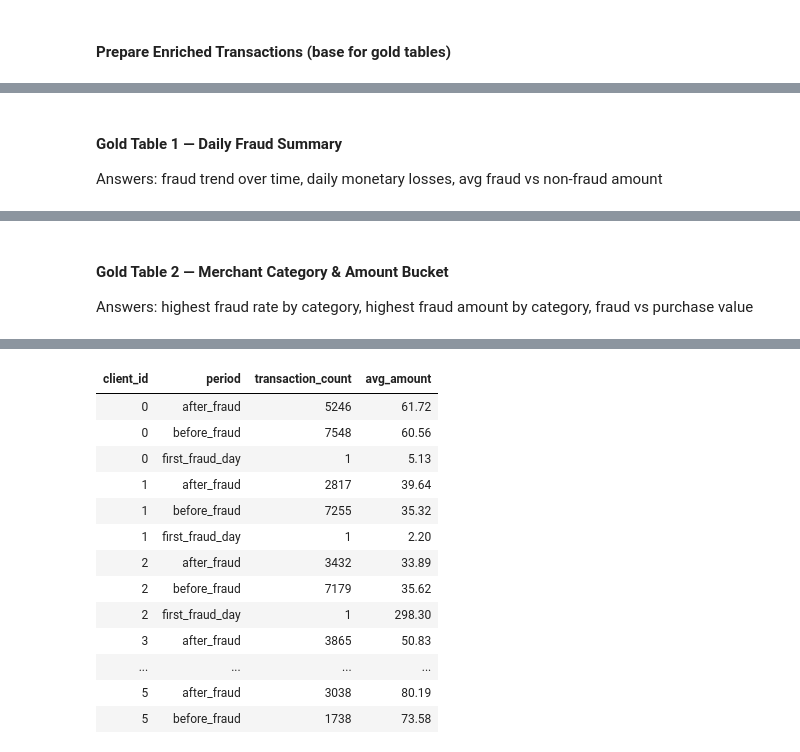
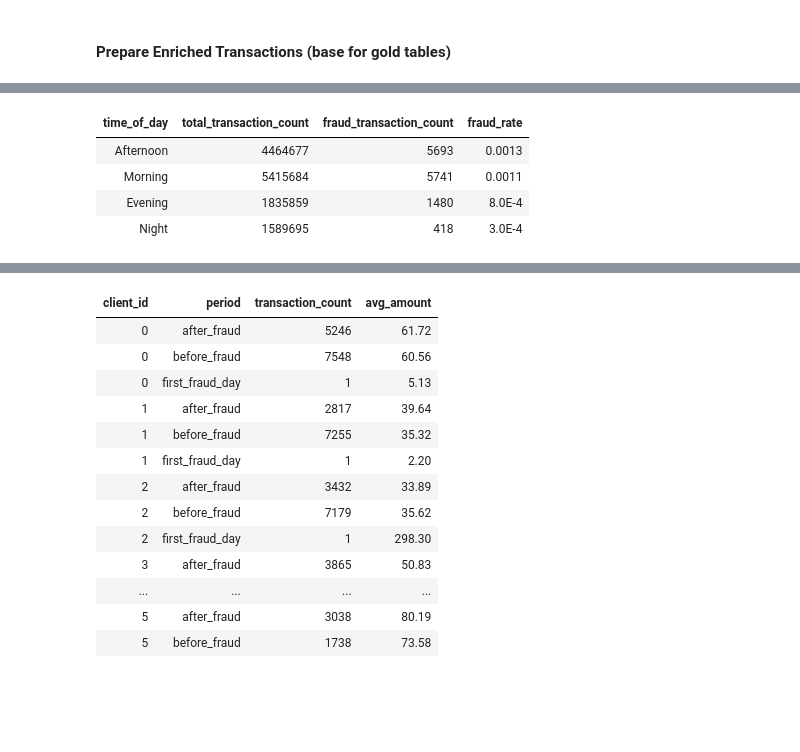
Before and after one commit to jarviscanada/jarvis_data_eng_SamiaCarchaf, a Jupyter notebook: databricks/ETL/gold_aggregations.ipynb, the cells around one changed output, grey strips where cells are left out. Cells and saved outputs as stored; diff of their text form; code cells hidden in the pictures; blank space fills up the shorter version.

```diff
--- a/databricks/ETL/gold_aggregations.ipynb
+++ b/databricks/ETL/gold_aggregations.ipynb
@@ -40,6 +40,3 @@ display(transactions_enriched.limit(5))
-# %% [markdown]
-#### Gold Table 1 — Daily Fraud Summary
-Answers: fraud trend over time, daily monetary losses, avg fraud vs non-fraud amount
 # %%
 from pyspark.sql.functions import count, countDistinct, sum as spark_sum, avg, round as spark_round, when, coalesce, lit, col, to_date
 
@@ -81,6 +78,24 @@ display(fraud_daily_summary_gold.limit(20))
 | 2010-01-18 | 3311 | 974 | 1039 | 3 | 3 | ... |
 | 2010-01-19 | 3221 | 986 | 1000 | 3 | 2 | ... |
 | 2010-01-20 | 3399 | 980 | 1048 | 0 | 0 | ... |
-# %% [markdown]
-#### Gold Table 2 — Merchant Category & Amount Bucket
-Answers: highest fraud rate by category, highest fraud amount by category, fraud vs purchase value
+# %%
+from pyspark.sql.functions import count, sum as spark_sum, when, col, round as spark_round
+
+fraud_by_time_of_day_gold = (
+    transactions_enriched
+    .groupBy("time_of_day")
+    .agg(
+        count("*").alias("total_transaction_count"),
+        spark_sum(when(col("is_fraud") == True, 1).otherwise(0)).alias("fraud_transaction_count"),
+        spark_round(spark_sum(when(col("is_fraud") == True, 1).otherwise(0)) / count("*"), 4).alias("fraud_rate")
+    )
+    .orderBy(col("fraud_rate").desc())
+)
+
+display(fraud_by_time_of_day_gold)
+# %% [output]
+| time_of_day | total_transaction_count | fraud_transaction_count | fraud_rate |
+| Afternoon | 4464677 | 5693 | 0.0013 |
+| Morning | 5415684 | 5741 | 0.0011 |
+| Evening | 1835859 | 1480 | 8.0E-4 |
+| Night | 1589695 | 418 | 3.0E-4 |
```
Also changed, not shown: parts of 10 cells of this notebook.
